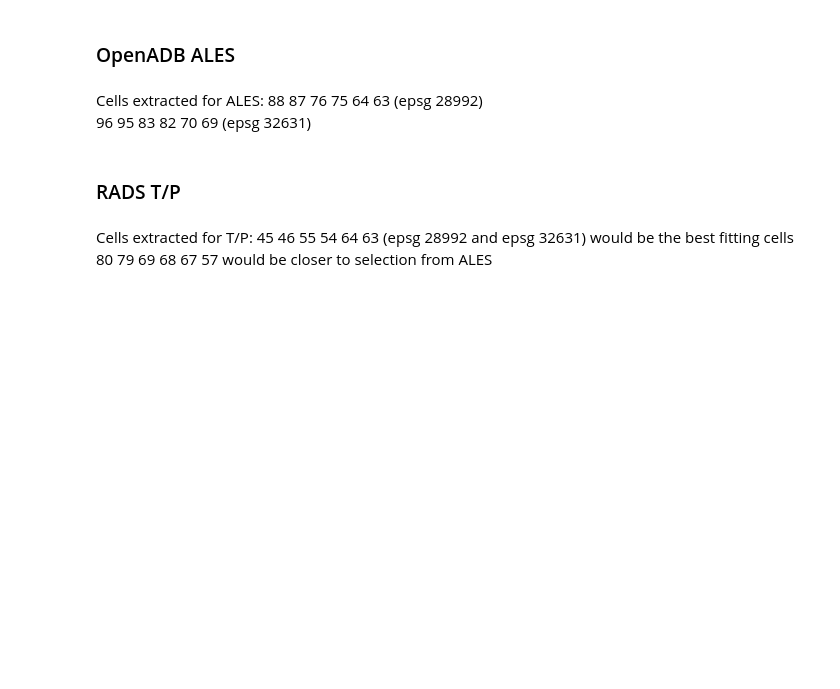
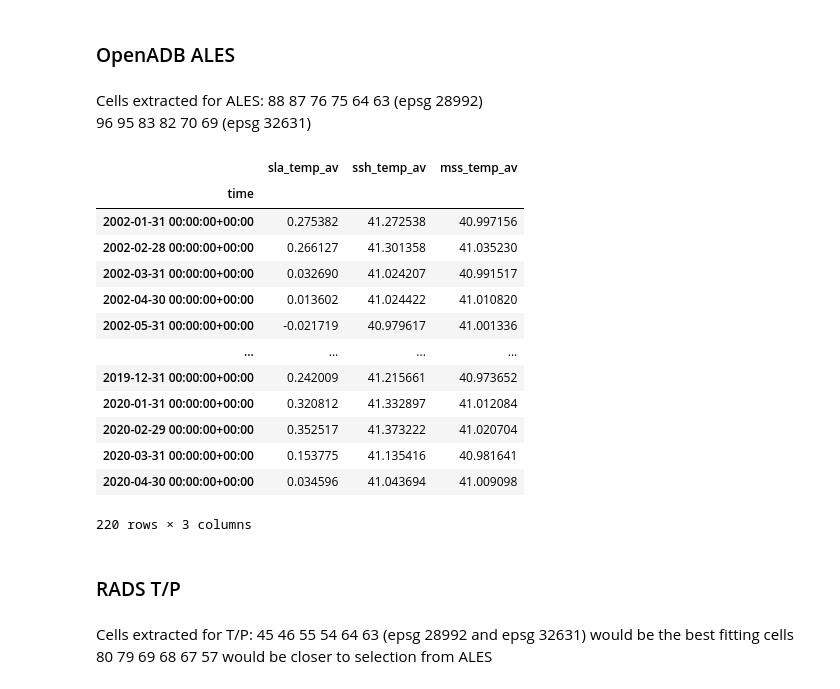
Before and after one commit to 3enedix/P2-DEM-from-RS-code, a Jupyter notebook: 11_Ters_altimetry.ipynb, the cells around one changed output. Drawn from its saved outputs; the diff is of its cells as text; code cells hidden in the pictures; blank space fills up the shorter version.

```diff
--- a/11_Ters_altimetry.ipynb
+++ b/11_Ters_altimetry.ipynb
@@ -150,6 +142,23 @@ if (not os.path.isfile(path_output+fn)) | overwrite:
     ales_ts.to_csv(path_output+fn)
 else:
     ales_ts = pd.read_csv(path_output+fn, index_col='time', parse_dates=['time'])
+# %%
+ales_ts
+# %% [output]
+|  | sla_temp_av | ssh_temp_av | mss_temp_av |
+| time |  |  |  |
+| 2002-01-31 00:00:00+00:00 | 0.275382 | 41.272538 | 40.997156 |
+| 2002-02-28 00:00:00+00:00 | 0.266127 | 41.301358 | 41.035230 |
+| 2002-03-31 00:00:00+00:00 | 0.032690 | 41.024207 | 40.991517 |
+| 2002-04-30 00:00:00+00:00 | 0.013602 | 41.024422 | 41.010820 |
+| 2002-05-31 00:00:00+00:00 | -0.021719 | 40.979617 | 41.001336 |
+| ... | ... | ... | ... |
+| 2019-12-31 00:00:00+00:00 | 0.242009 | 41.215661 | 40.973652 |
+| 2020-01-31 00:00:00+00:00 | 0.320812 | 41.332897 | 41.012084 |
+| 2020-02-29 00:00:00+00:00 | 0.352517 | 41.373222 | 41.020704 |
+| 2020-03-31 00:00:00+00:00 | 0.153775 | 41.135416 | 40.981641 |
+| 2020-04-30 00:00:00+00:00 | 0.034596 | 41.043694 | 41.009098 |
+220 rows × 3 columns
 # %% [markdown]
 ### RADS T/P
 # %%
```
Also changed, not shown: parts of 3 cells of this notebook, 1 other file.
